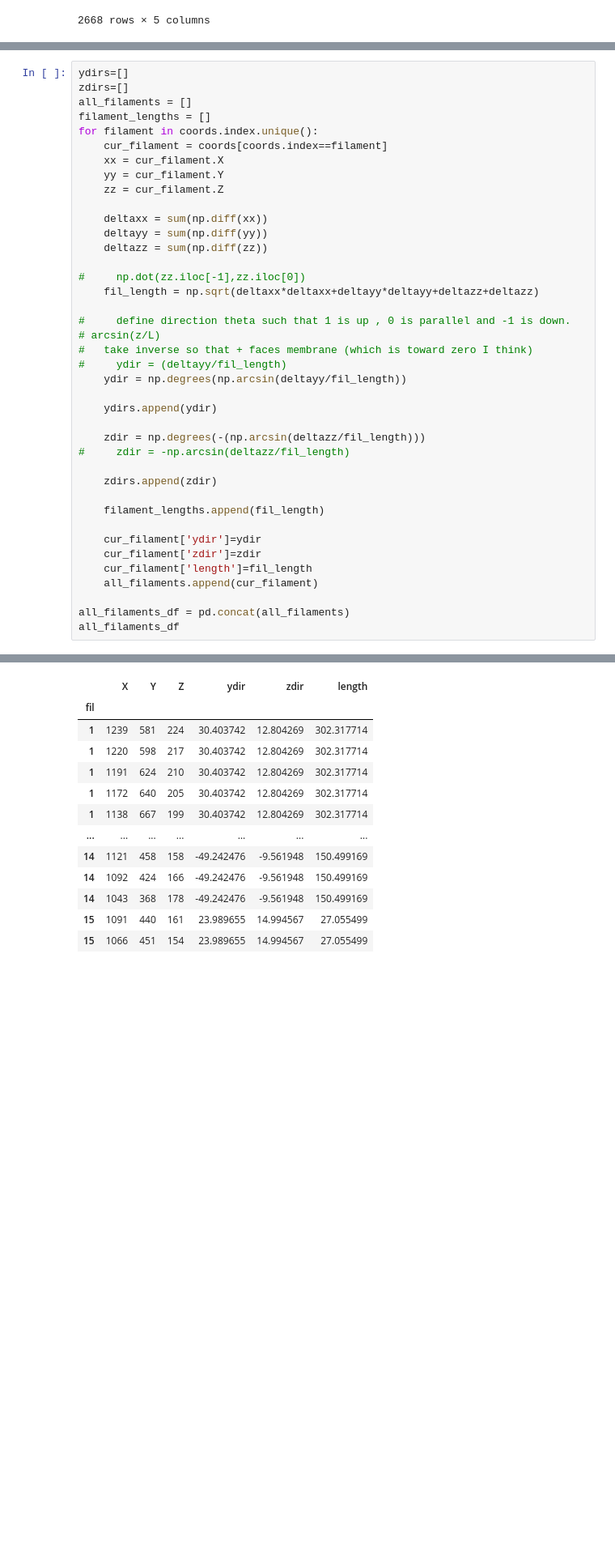
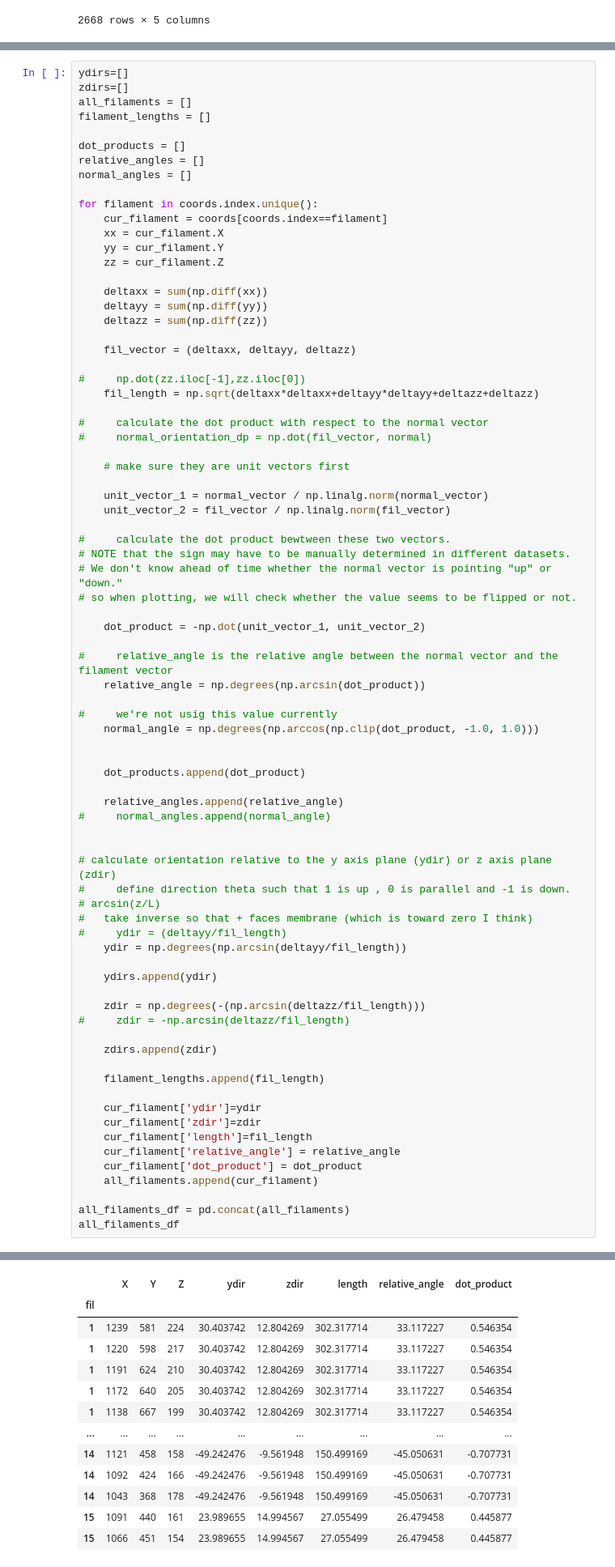
Before and after one commit to kvegesna/polarity-analysis, a Jupyter notebook: Notebooks/Plot_filament_orientations.ipynb, the cells around one changed output, grey strips where cells are left out. Shown at 81% size. Drawn from its saved outputs; the diff is of its cells as text; blank space fills up the shorter version.

Commit message:
add relative orientation metric for filaments with respect to the normal angle of the no-go plane

```diff
--- a/Notebooks/Plot_filament_orientations.ipynb
+++ b/Notebooks/Plot_filament_orientations.ipynb
@@ -339,6 +383,11 @@ ydirs=[]
 zdirs=[]
 all_filaments = []
 filament_lengths = []
+
+dot_products = []
+relative_angles = []
+normal_angles = []
+
 for filament in coords.index.unique():
     cur_filament = coords[coords.index==filament]
     xx = cur_filament.X
@@ -349,9 +398,40 @@ for filament in coords.index.unique():
     deltayy = sum(np.diff(yy))
     deltazz = sum(np.diff(zz))
 
+    fil_vector = (deltaxx, deltayy, deltazz)
+
 #     np.dot(zz.iloc[-1],zz.iloc[0])
     fil_length = np.sqrt(deltaxx*deltaxx+deltayy*deltayy+deltazz+deltazz)
 
+#     calculate the dot product with respect to the normal vector
+#     normal_orientation_dp = np.dot(fil_vector, normal)
+
+    # make sure they are unit vectors first
+
+    unit_vector_1 = normal_vector / np.linalg.norm(normal_vector)
+    unit_vector_2 = fil_vector / np.linalg.norm(fil_vector)
+
+#     calculate the dot product bewtween these two vectors.
+# NOTE that the sign may have to be manually determined in different datasets.
+# We don't know ahead of time whether the normal vector is pointing "up" or "down."
+# so when plotting, we will check whether the value seems to be flipped or not.
+
+    dot_product = -np.dot(unit_vector_1, unit_vector_2)
+
+#     relative_angle is the relative angle between the normal vector and the filament vector
+    relative_angle = np.degrees(np.arcsin(dot_product))
+
+#     we're not usig this value currently
+    normal_angle = np.degrees(np.arccos(np.clip(dot_product, -1.0, 1.0)))
+
+
+    dot_products.append(dot_product)
+
+    relative_angles.append(relative_angle)
+#     normal_angles.append(normal_angle)
+
+
+# calculate orientation relative to the y axis plane (ydir) or z axis plane (zdir)
 #     define direction theta such that 1 is up , 0 is parallel and -1 is down.
 # arcsin(z/L)
 #   take inverse so that + faces membrane (which is toward zero I think)
@@ -370,6 +450,8 @@ for filament in coords.index.unique():
     cur_filament['ydir']=ydir
     cur_filament['zdir']=zdir
     cur_filament['length']=fil_length
+    cur_filament['relative_angle'] = relative_angle
+    cur_filament['dot_product'] = dot_product
     all_filaments.append(cur_filament)
 
 all_filaments_df = pd.concat(all_filaments)
@@ -390,13 +477,13 @@ See the caveats in the documentation: https://pandas.pydata.org/pandas-docs/stab
-|  | X | Y | Z | ydir | zdir | length |
-| fil |  |  |  |  |  |  |
-| 1 | 1239 | 581 | 224 | 30.403742 | 12.804269 | 302.317714 |
-| 1 | 1220 | 598 | 217 | 30.403742 | 12.804269 | 302.317714 |
-| 1 | 1191 | 624 | 210 | 30.403742 | 12.804269 | 302.317714 |
-| 1 | 1172 | 640 | 205 | 30.403742 | 12.804269 | 302.317714 |
-| 1 | 1138 | 667 | 199 | 30.403742 | 12.804269 | 302.317714 |
-| ... | ... | ... | ... | ... | ... | ... |
-| 14 | 1121 | 458 | 158 | -49.242476 | -9.561948 | 150.499169 |
-| 14 | 1092 | 424 | 166 | -49.242476 | -9.561948 | 150.499169 |
-| 14 | 1043 | 368 | 178 | -49.242476 | -9.561948 | 150.499169 |
-| 15 | 1091 | 440 | 161 | 23.989655 | 14.994567 | 27.055499 |
-| 15 | 1066 | 451 | 154 | 23.989655 | 14.994567 | 27.055499 |
+|  | X | Y | Z | ydir | zdir | length | relative_angle | dot_product |
+| fil |  |  |  |  |  |  |  |  |
+| 1 | 1239 | 581 | 224 | 30.403742 | 12.804269 | 302.317714 | 33.117227 | 0.546354 |
+| 1 | 1220 | 598 | 217 | 30.403742 | 12.804269 | 302.317714 | 33.117227 | 0.546354 |
+| 1 | 1191 | 624 | 210 | 30.403742 | 12.804269 | 302.317714 | 33.117227 | 0.546354 |
+| 1 | 1172 | 640 | 205 | 30.403742 | 12.804269 | 302.317714 | 33.117227 | 0.546354 |
+| 1 | 1138 | 667 | 199 | 30.403742 | 12.804269 | 302.317714 | 33.117227 | 0.546354 |
+| ... | ... | ... | ... | ... | ... | ... | ... | ... |
+| 14 | 1121 | 458 | 158 | -49.242476 | -9.561948 | 150.499169 | -45.050631 | -0.707731 |
+| 14 | 1092 | 424 | 166 | -49.242476 | -9.561948 | 150.499169 | -45.050631 | -0.707731 |
+| 14 | 1043 | 368 | 178 | -49.242476 | -9.561948 | 150.499169 | -45.050631 | -0.707731 |
+| 15 | 1091 | 440 | 161 | 23.989655 | 14.994567 | 27.055499 | 26.479458 | 0.445877 |
+| 15 | 1066 | 451 | 154 | 23.989655 | 14.994567 | 27.055499 | 26.479458 | 0.445877 |
```
Also changed, not shown: parts of 18 cells of this notebook.
